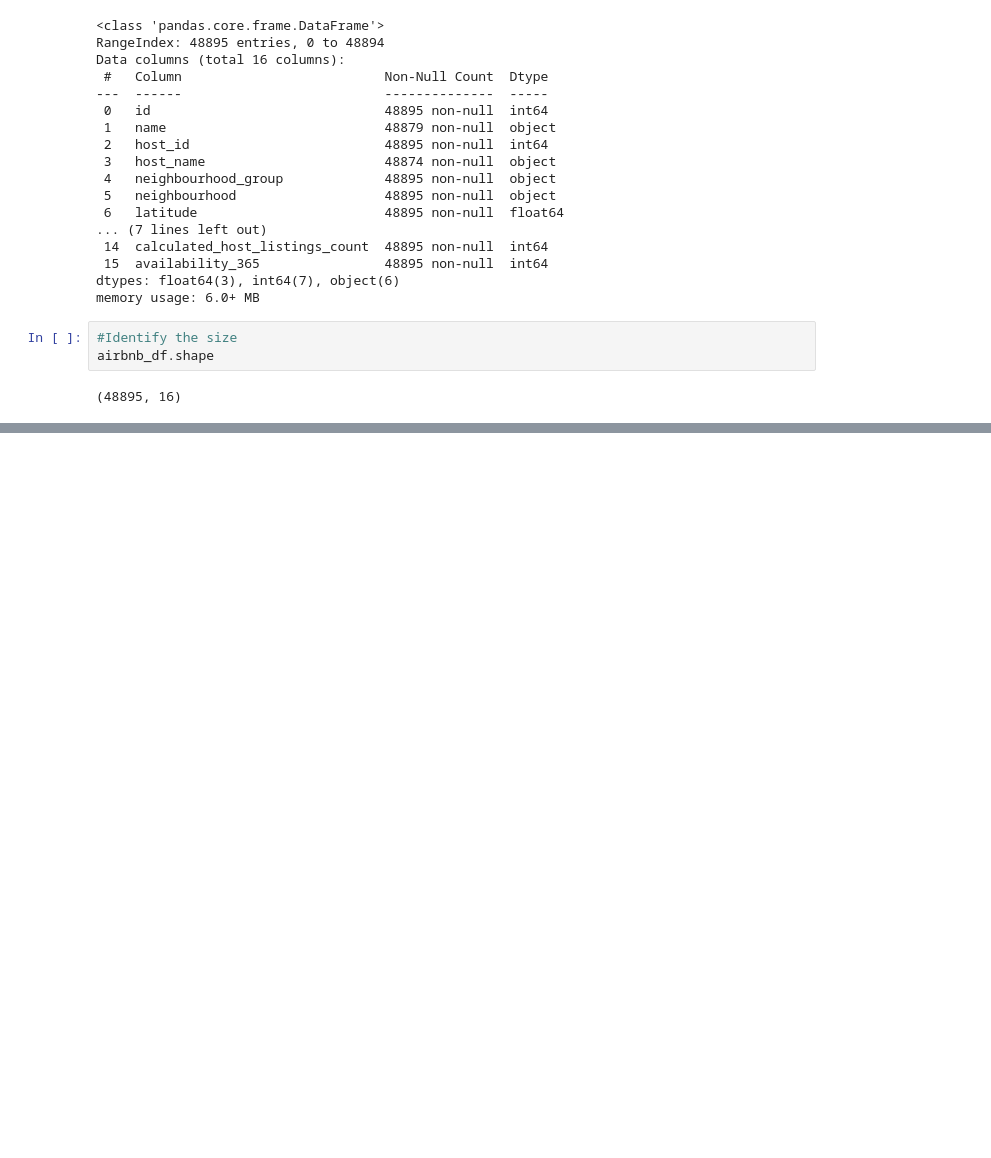
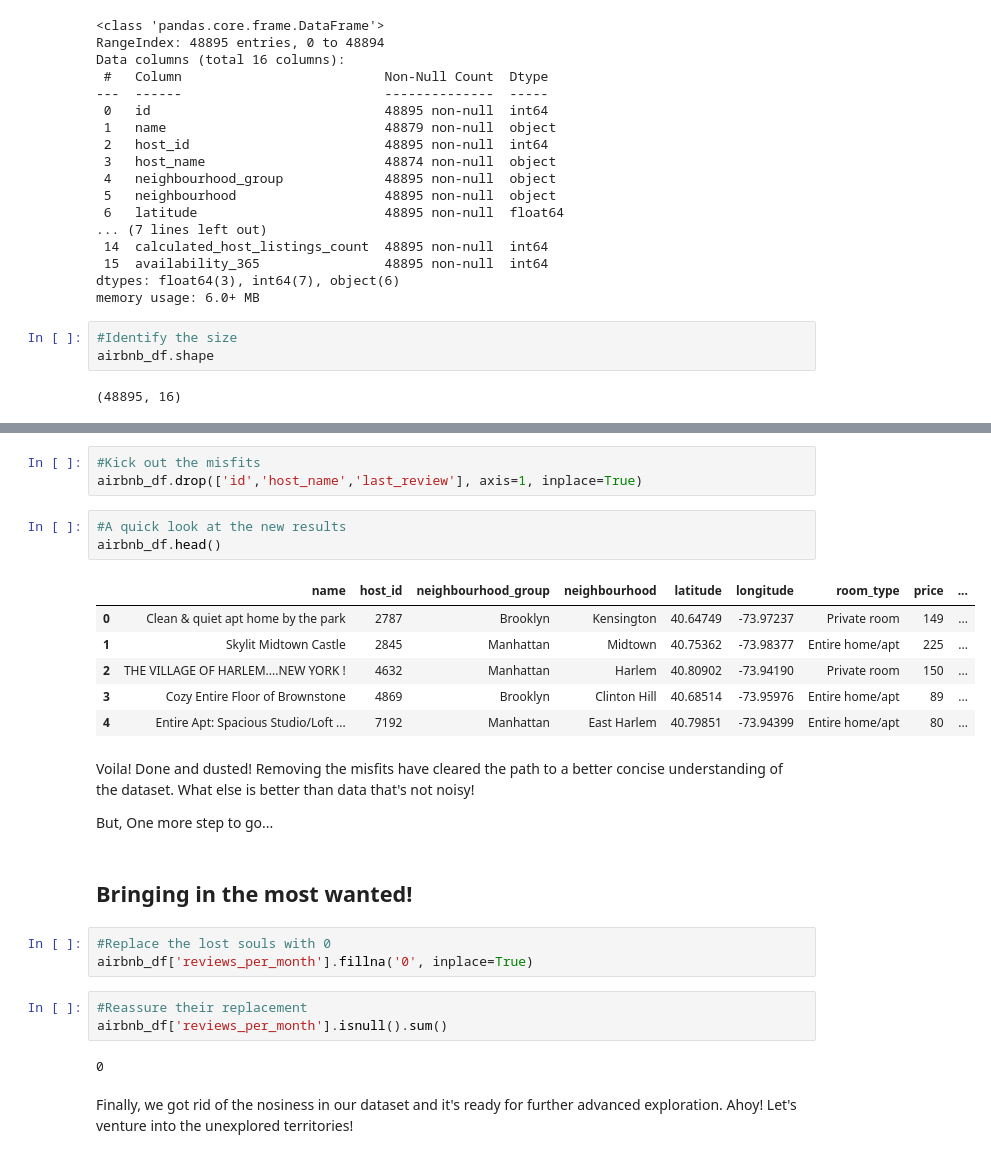
Before and after one commit to kawee424/almabetter-team-capstone-projects, a Jupyter notebook: Airbnb_Bookings_Analysis_Capstone_Project.ipynb, the cells around one changed output, grey strips where cells are left out. Saved outputs shown, nothing was run; the diff lists cells and outputs as text; blank space fills up the shorter version.

```diff
--- a/Airbnb_Bookings_Analysis_Capstone_Project.ipynb
+++ b/Airbnb_Bookings_Analysis_Capstone_Project.ipynb
@@ -83,0 +196,29 @@ Apparantely, a careful over head examination of the airbnb dataset shows that th
+# %%
+#Kick out the misfits
+airbnb_df.drop(['id','host_name','last_review'], axis=1, inplace=True)
+# %%
+#A quick look at the new results
+airbnb_df.head()
+# %% [output]
+|  | name | host_id | neighbourhood_group | neighbourhood | latitude | longitude | room_type | price | ... |
+| 0 | Clean & quiet apt home by the park | 2787 | Brooklyn | Kensington | 40.64749 | -73.97237 | Private room | 149 | ... |
+| 1 | Skylit Midtown Castle | 2845 | Manhattan | Midtown | 40.75362 | -73.98377 | Entire home/apt | 225 | ... |
+| 2 | THE VILLAGE OF HARLEM....NEW YORK ! | 4632 | Manhattan | Harlem | 40.80902 | -73.94190 | Private room | 150 | ... |
+| 3 | Cozy Entire Floor of Brownstone | 4869 | Brooklyn | Clinton Hill | 40.68514 | -73.95976 | Entire home/apt | 89 | ... |
+| 4 | Entire Apt: Spacious Studio/Loft ... | 7192 | Manhattan | East Harlem | 40.79851 | -73.94399 | Entire home/apt | 80 | ... |
+# %% [markdown]
+Voila! Done and dusted! Removing the misfits have cleared the path to a better concise understanding of the dataset. What else is better than data that's not noisy!
+
+But, One more step to go...
+# %% [markdown]
+## Bringing in the most wanted!
+# %%
+#Replace the lost souls with 0
+airbnb_df['reviews_per_month'].fillna('0', inplace=True)
+# %%
+#Reassure their replacement
+airbnb_df['reviews_per_month'].isnull().sum()
+# %% [output]
+0
+# %% [markdown]
+Finally, we got rid of the nosiness in our dataset and it's ready for further advanced exploration. Ahoy! Let's venture into the unexplored territories!
```
Also changed, not shown: parts of 19 cells of this notebook.
